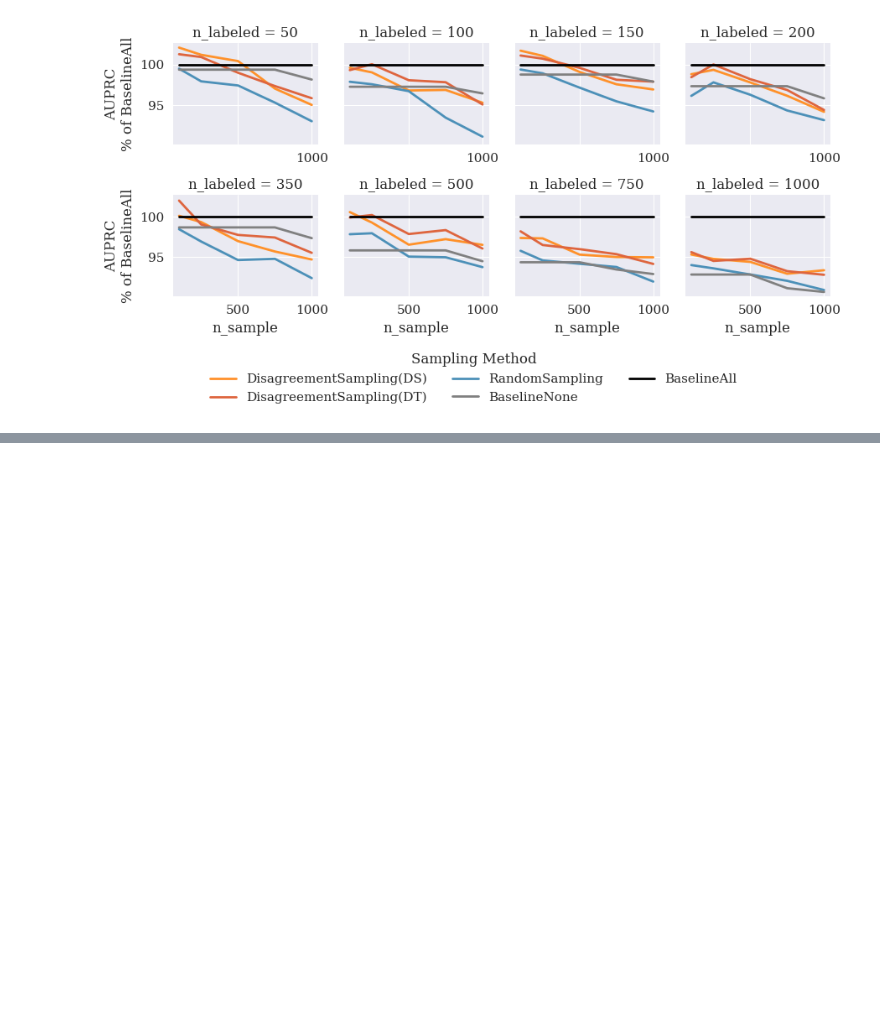
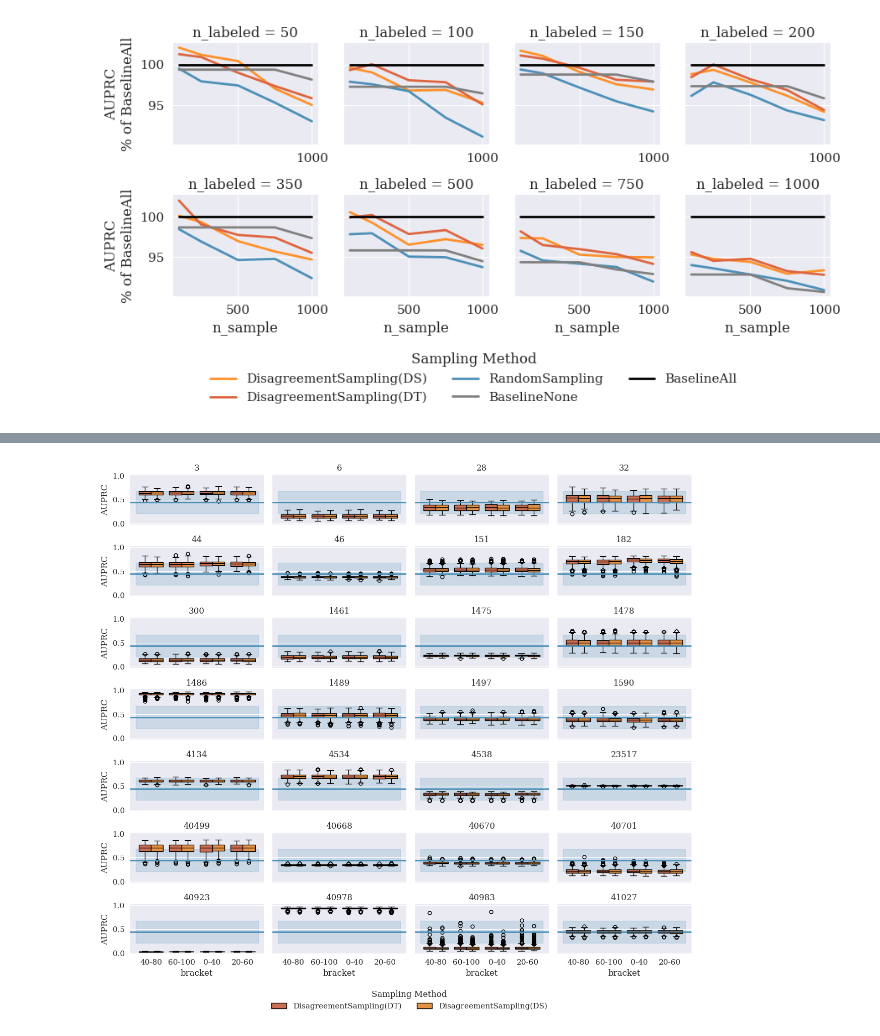
Before and after one commit to sintija-s/sudssl, a Jupyter notebook: 2_evaluation_embedding.ipynb, the cells around one changed output, grey strips where cells are left out. Saved outputs shown, nothing was run; the diff lists cells and outputs as text; code cells hidden in the pictures; blank space fills up the shorter version.

```diff
--- a/2_evaluation_embedding.ipynb
+++ b/2_evaluation_embedding.ipynb
@@ -167,0 +215,55 @@ plt.show()
+# %%
+# Filter relevant data
+df_plot = linear_performance_pivot[linear_performance_pivot['metric'] == 'auprc_macro_test']
+rand_vals = df_plot[df_plot['sampling_method'] == 'RandomSampling']['value']
+rand_mean = rand_vals.mean()
+rand_std = rand_vals.std()
+
+# Exclude RandomSampling from the boxplot data
+df_no_rand = df_plot[df_plot['sampling_method'] != 'RandomSampling']
+
+# Create faceted boxplots by dataset
+g = sns.catplot(
+    data=df_no_rand,
+    x="bracket",
+    y="value",
+    hue="sampling_method",
+    col="dataset",
+    col_wrap=4,
+    kind="box",
+    palette=color_dict,
+    height=1.5,
+    aspect=2,
+    sharey=True
+)
+
+# Add horizontal line and band to each subplot
+for ax in g.axes.flat:
+    ax.axhline(rand_mean, color=color_dict['RandomSampling'], linestyle='-')
+    ax.fill_between(
+        x=[-0.5, len(df_plot['bracket'].unique()) - 1.5],
+        y1=rand_mean - rand_std,
+        y2=rand_mean + rand_std,
+        color=color_dict['RandomSampling'],
+        alpha=0.2,
+        zorder=0
+    )
+
+g.set_titles(col_template="{col_name}")
+g.set_axis_labels("bracket", "AUPRC")
+
+g._legend.remove()
+g.fig.legend(
+    handles=g._legend_data.values(),
+    labels=g._legend_data.keys(),
+    title="Sampling Method",
+    loc="lower center",
+    bbox_to_anchor=(0.425, -0.06),
+    ncol=3,
+    frameon=False
+)
+
+plt.savefig('plots/1_3_brackets_split_by_dataset_embedding.pdf', bbox_inches='tight')
+plt.show()
+# %% [output]
+[figure, added]
```
Also changed, not shown: parts of 1 cell of this notebook, 2 other files.
